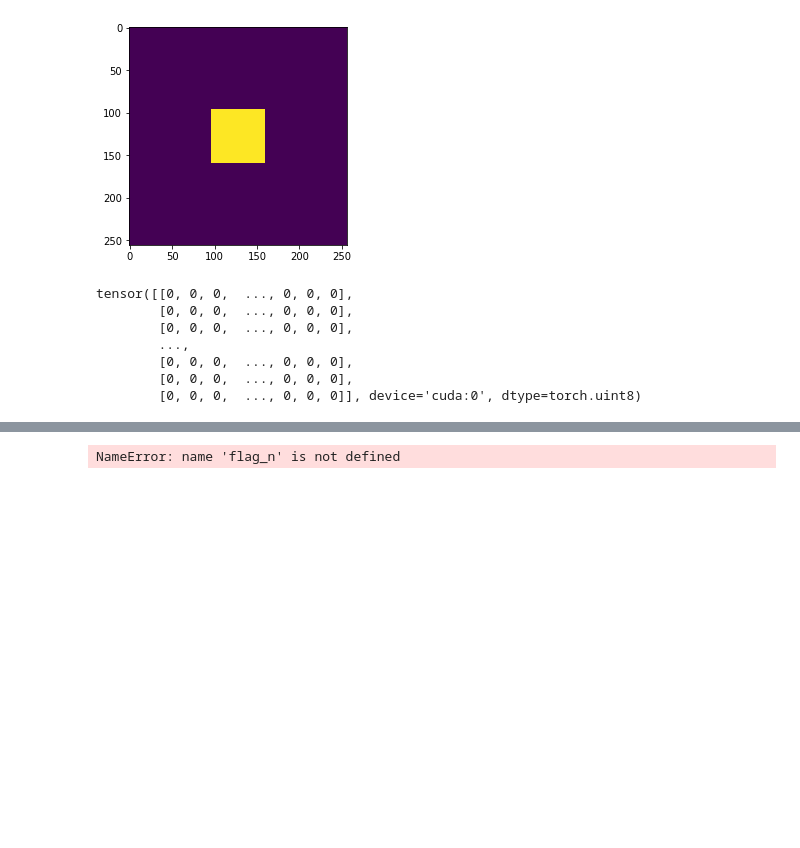
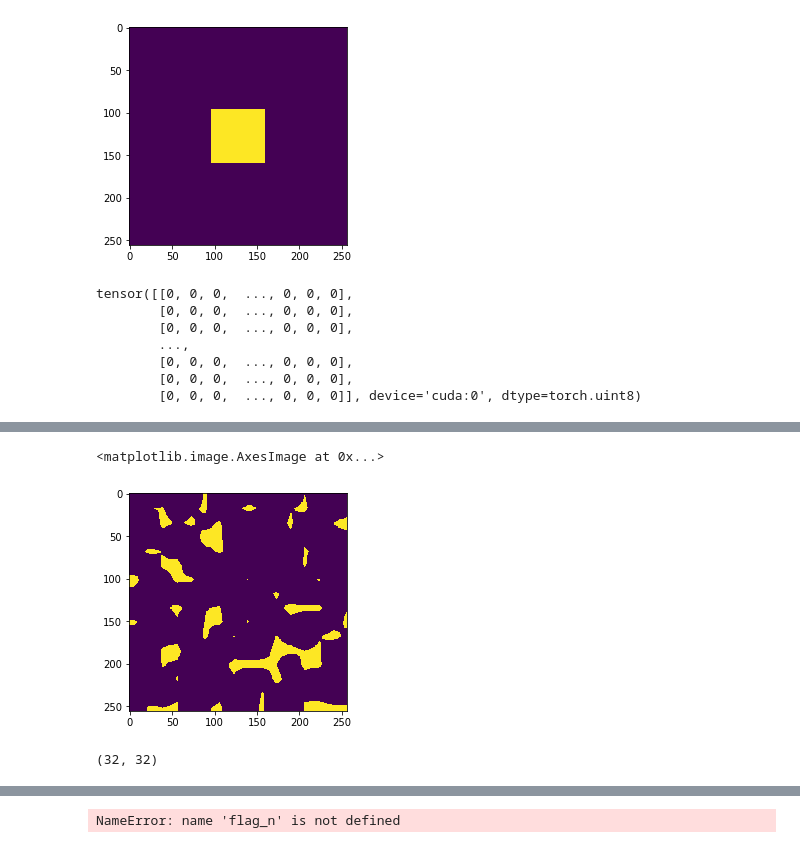
Before and after one commit to ionvision/Shift-Net_pytorch, a Jupyter notebook: notebooks/OptimizingShift.ipynb, the cells around one changed output, grey strips where cells are left out. Saved outputs shown, nothing was run; the diff lists cells and outputs as text; code cells hidden in the pictures; blank space fills up the shorter version.

```diff
--- a/notebooks/OptimizingShift.ipynb
+++ b/notebooks/OptimizingShift.ipynb
@@ -114,0 +126,12 @@ Wall time: 13.9 ms
+# %%
+mask_i = util.wrapper_gmask(opt)
+plt.imshow(np.squeeze(mask_i))
+# %% [output]
+<matplotlib.image.AxesImage at 0x...>
+[figure, added]
+# %%
+mask_i_32 = resize(np.squeeze(mask_i.numpy()), (32, 32))
+print(mask_i_32.shape)
+mask_i_32 = mask_i_32[np.newaxis, ...][np.newaxis, ...]
+# %% [output]
+(32, 32)
```
Also changed, not shown: parts of 15 cells of this notebook, 8 other files.
